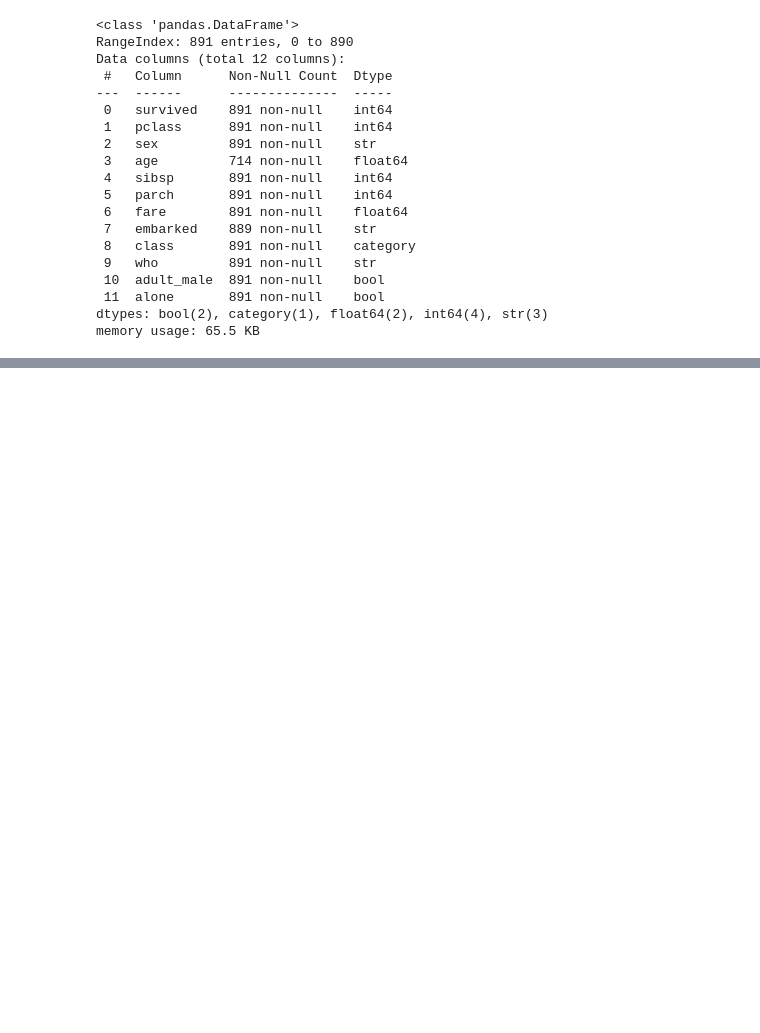
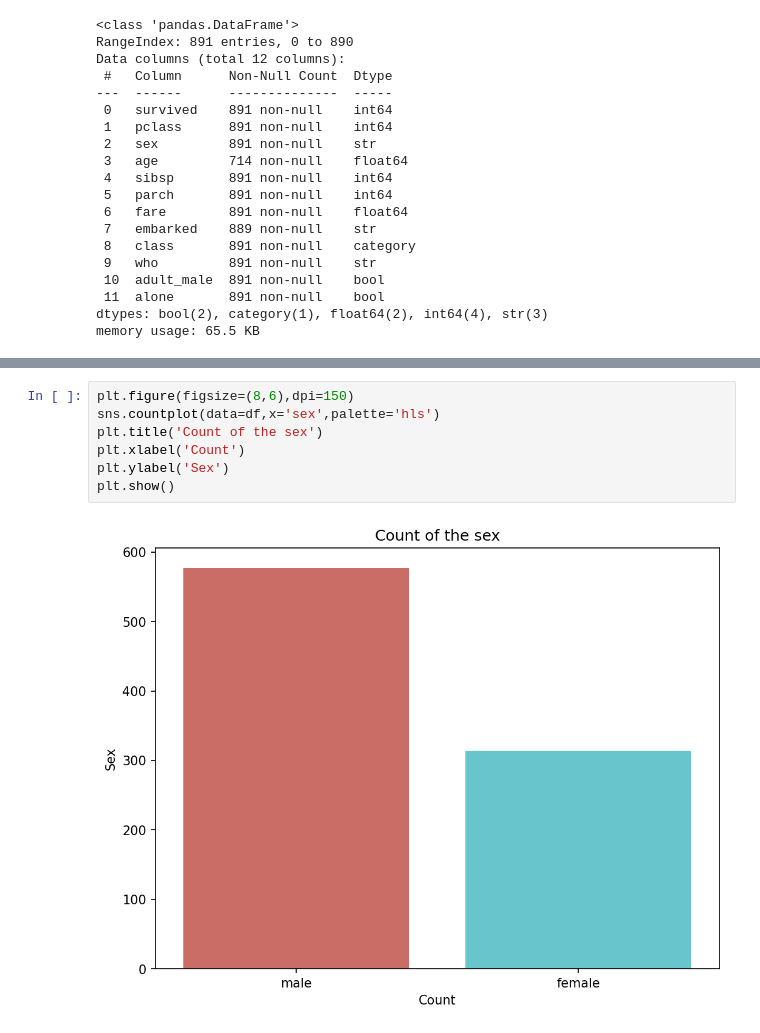
Before and after one commit to Jawad-Muzafar/EDA, a Jupyter notebook: Titanic/eda.ipynb, the cells around one changed output, grey strips where cells are left out. Drawn from its saved outputs; the diff is of its cells as text; blank space fills up the shorter version.

```diff
--- a/Titanic/eda.ipynb
+++ b/Titanic/eda.ipynb
@@ -262,0 +265,9 @@ plt.show()
+# %%
+plt.figure(figsize=(8,6),dpi=150)
+sns.countplot(data=df,x='sex',palette='hls')
+plt.title('Count of the sex')
+plt.xlabel('Count')
+plt.ylabel('Sex')
+plt.show()
+# %% [output]
+[figure, added]
```
Also changed, not shown: parts of 112 cells of this notebook, 1 other file.
